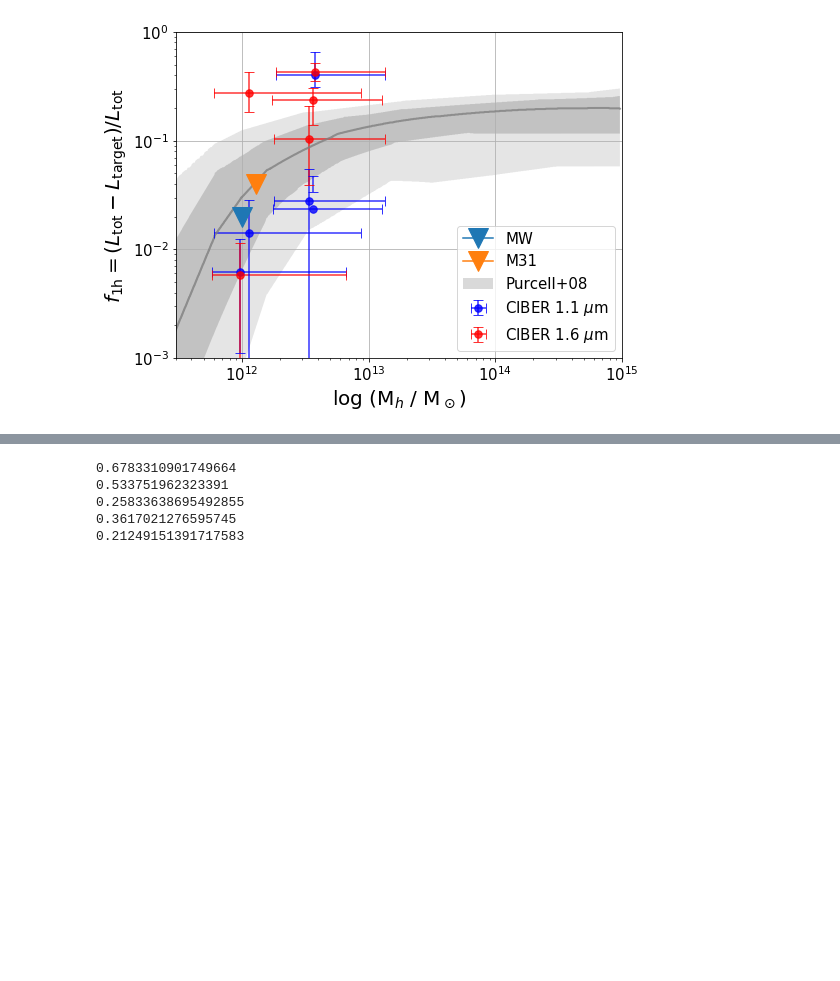
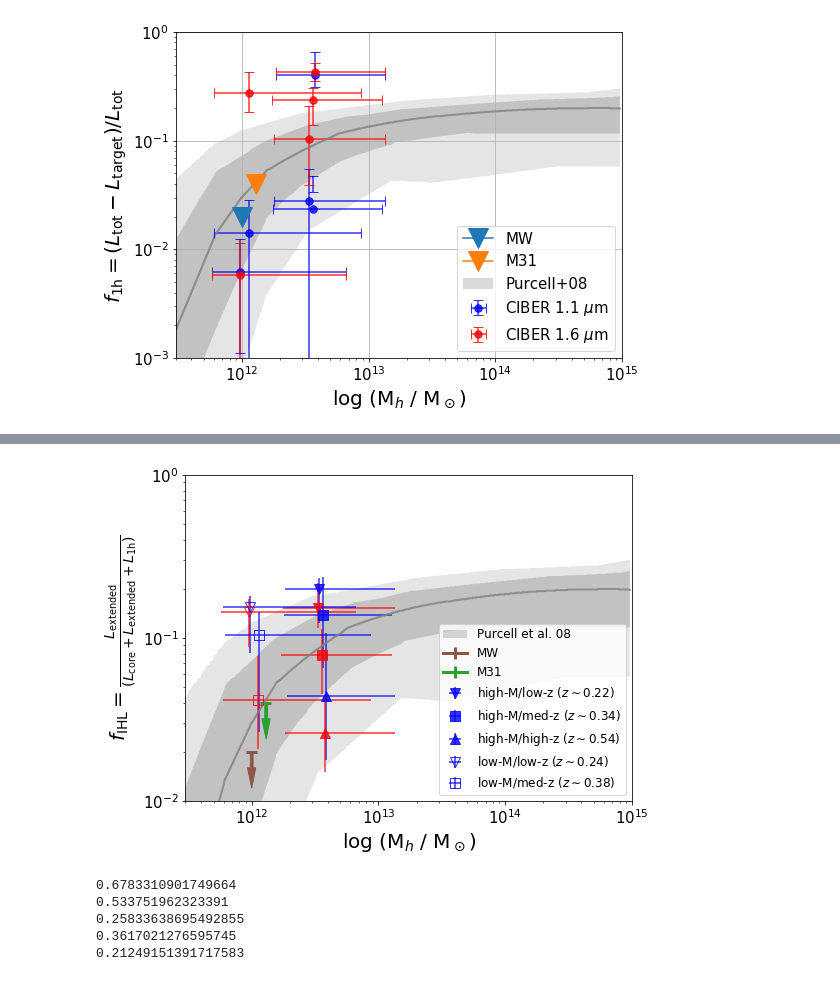
Before and after one commit to yuntingcheng/python_ciber, a Jupyter notebook: stack_modelfit/Untitled2.ipynb, the cells around one changed output, grey strips where cells are left out. Cells and saved outputs as stored; diff of their text form; code cells hidden in the pictures; blank space fills up the shorter version.

```diff
--- a/stack_modelfit/Untitled2.ipynb
+++ b/stack_modelfit/Untitled2.ipynb
@@ -1395,3 +1426,84 @@ for i, m_max_vega in enumerate([16,17,18]):
+# %%
+from run_fit import *
+
+r_arr = np.logspace(-1,3,100)
+xe2_W19 = gal_profile_model().Wang19_profile(0,3)['params']['sersic2'][2]
+sp = np.where((r_arr > 10) & (r_arr<100))[0]
+
+fig, ax = plt.subplots(1,1,figsize=(8,6))
+
+data = np.loadtxt('Illustris_frac/Purcell08_med.txt', delimiter=',')
+plt.loglog(10**data[:,0],10**data[:,1],c='grey',lw=2,alpha=0.8)
+data_h = np.loadtxt('Illustris_frac/Purcell08_68high.txt', delimiter=',')
+data_l = np.loadtxt('Illustris_frac/Purcell08_68low.txt', delimiter=',')
+plt.fill_between(10**data[:,0],
+                 10**np.interp(data[:,0],data_l[:,0],data_l[:,1]),
+                 10**np.interp(data[:,0],data_h[:,0],data_h[:,1]),
+                         facecolor='k', alpha=0.15, label='Purcell et al. 08')
+data_h = np.loadtxt('Illustris_frac/Purcell08_95high.txt', delimiter=',')
+data_l = np.loadtxt('Illustris_frac/Purcell08_95low.txt', delimiter=',')
+plt.fill_between(10**data[:,0],
+                 10**np.interp(data[:,0],data_l[:,0],data_l[:,1]),
+                 10**np.interp(data[:,0],data_h[:,0],data_h[:,1]),
+                         facecolor='k', alpha=0.1)
+
+plt.errorbar([1e12], [0.02], xerr=[1e12*0.1], yerr=[0],
+             lw=3, color='C5', label='MW')
+plt.errorbar([1.3e12], [0.04], xerr=[1.3e12*0.1], yerr=[0],
+             lw=3, color='C2', label='M31')
+plt.arrow(1e12, 0.02, 0, -0.02*0.4, width=0.5e11, length_includes_head=True, color='C5',
+         head_width=1.5e11, head_length=0.02*0.2, overhang=0)
+plt.arrow(1.3e12, 0.04, 0, -0.04*0.4, width=0.5e11*1.3, length_includes_head=True, color='C2',
+         head_width=1.5e11*1.3, head_length=0.04*0.2, overhang=0)
+
+r_arr = data_dict['rbins']
+for i,(fmt,mfc,name) in enumerate(zip(['v','s','^','v','s'],[None, None, None, 'none', 'none'],
+                                        ['high-M/low-z','high-M/med-z','high-M/high-z',
+                                         'low-M/low-z','low-M/med-z'])):
+    im,m_min, m_max = srcinfo[i]['im'],srcinfo[i]['m_min'],srcinfo[i]['m_max']
+    M_min, M_max = srcinfo[i]['M_min'],srcinfo[i]['M_max']
+
+    Mh = 10**np.median(srcinfo[i]['logMh'])
+    Mh_low = 10**np.percentile(srcinfo[i]['logMh'], 16)
+    Mh_high = 10**np.percentile(srcinfo[i]['logMh'], 84)
+
+    for inst in [1,2]:
+        Ltot = np.sum((data_dict[inst][i]['profgal_arr']+data_dict[inst][i]['prof1h'])*r_arr**2)
+        Lihl =  np.sum(data_dict[inst][i]['profex']*r_arr**2)
+        Ltot_low = np.sum((data_dict[inst][i]['profgal_arr_low']+\
+                           data_dict[inst][i]['prof1h_high'])*r_arr**2)
+        Lihl_low =  np.sum(data_dict[inst][i]['profex_low']*r_arr**2)
+        Ltot_high = np.sum((data_dict[inst][i]['profgal_arr_high']+\
+                            data_dict[inst][i]['prof1h_low'])*r_arr**2)
+        Lihl_high =  np.sum(data_dict[inst][i]['profex_high']*r_arr**2)
+        f = Lihl/Ltot
+        f_low = Lihl_low/Ltot_low
+        f_high = Lihl_high/Ltot_high
+
+        if inst == 1:
+
+            ax.errorbar([Mh*1.01], [f], xerr=[[Mh-Mh_low],[Mh_high-Mh]],
+                           yerr=[[f - f_low],[f_high - f]], alpha=0.8,
+                            fmt=fmt,capsize=0, mfc=mfc, markersize=10, c='b',
+                        label = name + r' ($z\sim %.2f$)'%np.median(srcinfo[i]['z']))
+        else:
+            ax.errorbar([Mh*0.99], [f], xerr=[[Mh-Mh_low],[Mh_high-Mh]],
+                           yerr=[[f - f_low],[f_high - f]], alpha=0.8,
+                    fmt=fmt,capsize=0, mfc=mfc, markersize=10, c='r')
+
+ax.legend(fontsize=12)
+ax.set_ylim([1e-2,1])
+ax.set_xlim([3e11,1e15])
+# ax.grid()
+ax.set_xlabel('log (M$_h$ / M$_\odot$)', fontsize=20)
+ax.set_ylabel(r"$f_{\rm IHL} = \frac{L_{\rm extended}}{(L_{\rm core}+L_{\rm extended}+L_{\rm 1h})}$",
+              fontsize=20)
+ax.tick_params(axis='x', labelsize=15)
+ax.tick_params(axis='y', labelsize=15)
+plt.savefig('/Users/ytcheng/Desktop/fIHL.png',
+            dpi = 200, bbox_inches='tight')
+# %% [output]
+[figure, added]
 # %%
 from run_fit import *
 # from reduction import *
```
Also changed, not shown: parts of 5 cells of this notebook, 3 other files.
